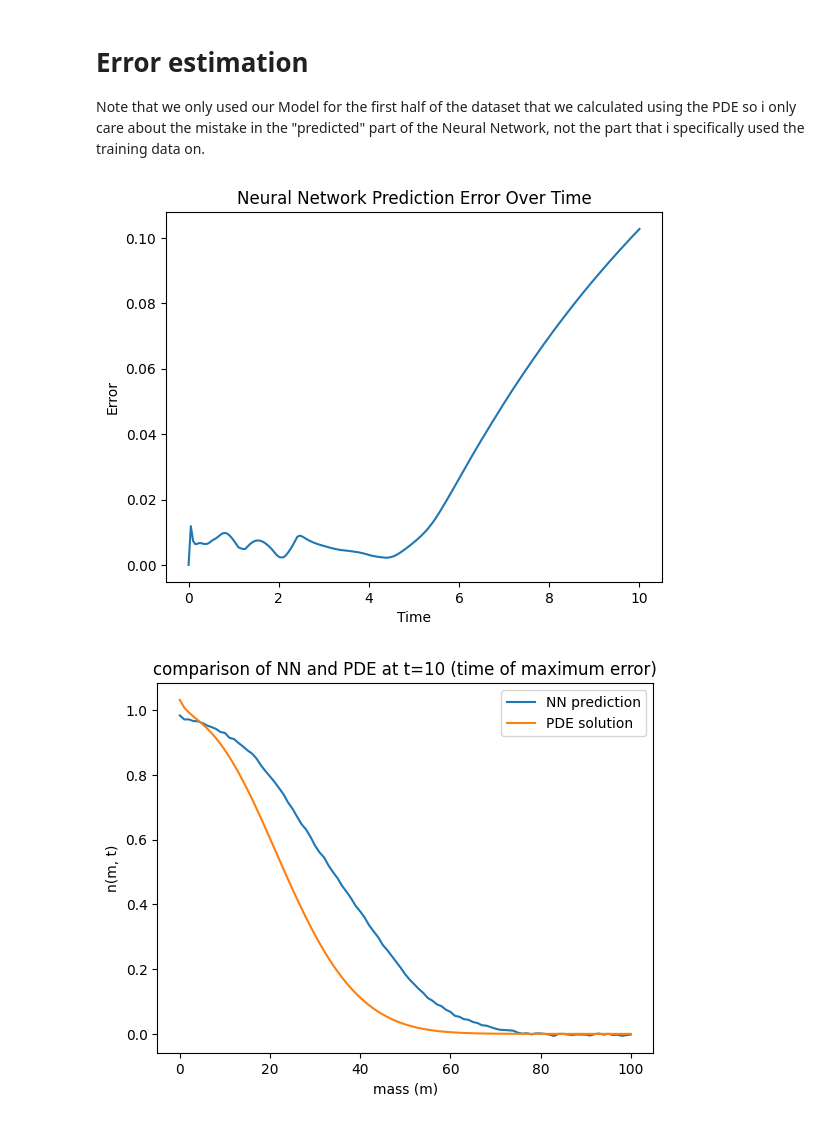
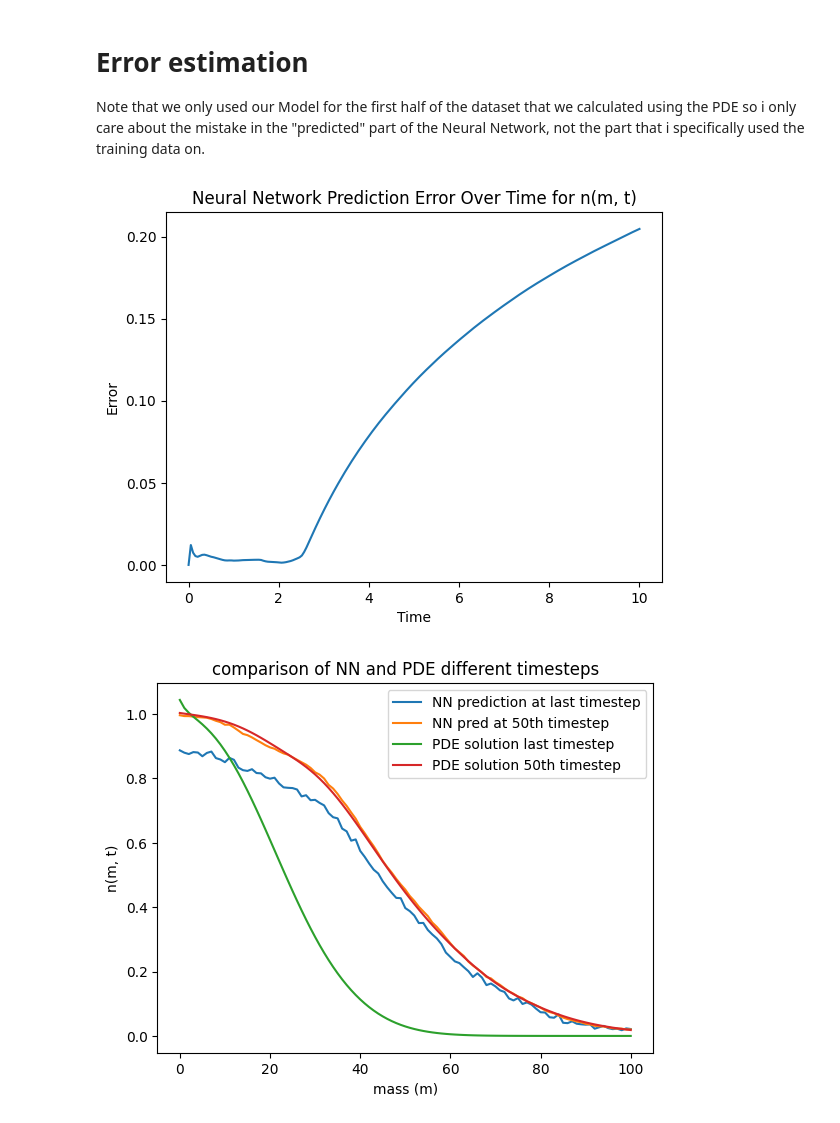
Before and after one commit to therealtoby1/Master, a Jupyter notebook: Cell_growth_integro_diff.ipynb, the cells around one changed output. Cells and saved outputs as stored; diff of their text form; code cells hidden in the pictures.

Commit message:
Neural Network + conclusion

```diff
--- a/Cell_growth_integro_diff.ipynb
+++ b/Cell_growth_integro_diff.ipynb
@@ -191,9 +193,9 @@ import torch as torch
 import torch.nn as nn
 
 
-Xtrain = sol.y[:-1, 0:int(timesteps/2)-1].T  # shape: (timesteps-1, 101)
-X_train = sol.y[:, 1:int(timesteps/2)].T   # shape: (timesteps-1, 101)
-dim=M+1         #number of mass increments from m_min to m_max
+Xtrain = sol.y[:, 0:int(timesteps/4)-1].T  # shape: (timesteps-1, 101)
+X_train = sol.y[:, 1:int(timesteps/4)].T   # shape: (timesteps-1, 101)
+dim=(M+1)+1         #number of mass increments from m_min to m_max + 1 for the substrate concentration
 
 
 
@@ -206,7 +208,7 @@ class Neuralnetwork (nn.Module):
             nn.ReLU(),              #ReLU so no vanishing Gradient and also because it's pretty established...
             nn.Linear(256, 128),
             nn.ReLU(),
-            nn.Linear(128, dim+1)      #the output layer adds 1 dimension (the substrate concentration that should also be estimated by this model!)
+            nn.Linear(128, dim)      #the output layer adds 1 dimension (the substrate concentration that should also be estimated by this model!)
         )
     def forward(self, x):
         return self.model(x)
@@ -218,14 +220,14 @@ criterion = nn.MSELoss() #mean squared error loss function --randomly chosen, co
 #the measurement of small cells
 
 X_tensor = torch.tensor(Xtrain, dtype=torch.float32)
-print(X_tensor.shape)
+# print(X_tensor.shape)-->batch size,101
 
 Y_tensor = torch.tensor(X_train, dtype=torch.float32)
-print(Y_tensor.shape)
+# print(Y_tensor.shape)-->batch size,102 (the last column is the substrate concentration)
 
-for epoch in range(1000):
+for epoch in range(2000):
     optimizer.zero_grad()
-    output = model(X_tensor)
+    output = model(X_tensor)        #calls the forward function of the Neural Network class
     loss = criterion(output, Y_tensor)
     loss.backward()
     optimizer.step()
@@ -236,7 +238,7 @@ for epoch in range(1000):
 #for visualization we need to detach the tensors from the computational graph (graph tracks gradients for backpropagation,
 #but we only care for the numbers for plotting)
 #you would propagate the model like this: i'll prbbly do it tomorrow in a loop as well as the error estimaton...
-n01_pred = (model(torch.tensor(n0, dtype=torch.float32))).detach().numpy()
+n01_pred = (model(torch.tensor(y0, dtype=torch.float32))).detach().numpy()
 
 # plt.plot(n01_pred)
 
@@ -252,7 +253,7 @@ solution=[y0]
 for i in range (0,timesteps-1):
 
     nprev=solution[i]
-    ni=model(torch.tensor(nprev[:-1],dtype=torch.float32)).detach().numpy()
+    ni=model(torch.tensor(nprev[:],dtype=torch.float32)).detach().numpy()
     solution.append(ni)
 
 
@@ -261,7 +262,7 @@ timesteps_nn = len(solution)
 T_nn, M_nn = np.meshgrid(t_eval[:timesteps_nn], m)
 
 # Convert solution list to numpy array and transpose for correct shape
-N_nn = np.array(solution) [:,:-1] # shape: (timesteps_nn, len(m))
+N_nn = np.array(solution) [:,:-1] # shape: (timesteps_nn, len(m))-->Distribution of n(m,t) at each timestep
 
 
 # Create 3D plot
@@ -296,35 +297,37 @@ for i in range(timesteps_nn):
 
     for j in range (M+1):
         er+= np.linalg.norm(N_nn[i, j] - sol.y[:-1, i][j])/(M+1)
     error.append(er)
 
 
 # Plot error over time as a separate plot
 plt.figure()
 plt.plot(t_eval[:timesteps], error)
 plt.xlabel('Time')
 plt.ylabel('Error')
-plt.title('Neural Network Prediction Error Over Time')
+plt.title('Neural Network Prediction Error Over Time for n(m, t)')
 plt.show()
 
 #
 plt.figure()
-plt.title('comparison of NN and PDE at t=10 (time of maximum error)')
+plt.title('comparison of NN and PDE different timesteps')
 plt.plot(N_nn[199])
+plt.plot(N_nn[50])
 plt.plot(sol.y[:-1, 199])
+plt.plot(sol.y[:-1, 50])
 plt.xlabel('mass (m)')
 plt.ylabel('n(m, t)')
-plt.legend(['NN prediction', 'PDE solution'])
+plt.legend(['NN prediction at last timestep','NN pred at 50th timestep', 'PDE solution last timestep', 'PDE solution 50th timestep'])
 plt.show()
 
 plt.figure()
 plt.title('comparison of substrate concentration ')
 plt.plot(t_eval[:timesteps],sol.y[-1])
 plt.plot(t_eval[:timesteps],np.array(solution)[:,-1])
 plt.legend(['Substrate concentration','NN Substrate prediction'])
 plt.xlabel('Time')
 plt.ylabel('Substrate concentration')
 plt.show()
 # %% [output]
-[figure, old version]
+[figure, new version]
-[figure, old version]
+[figure, new version]
```
Also changed, not shown: parts of 10 cells of this notebook.
